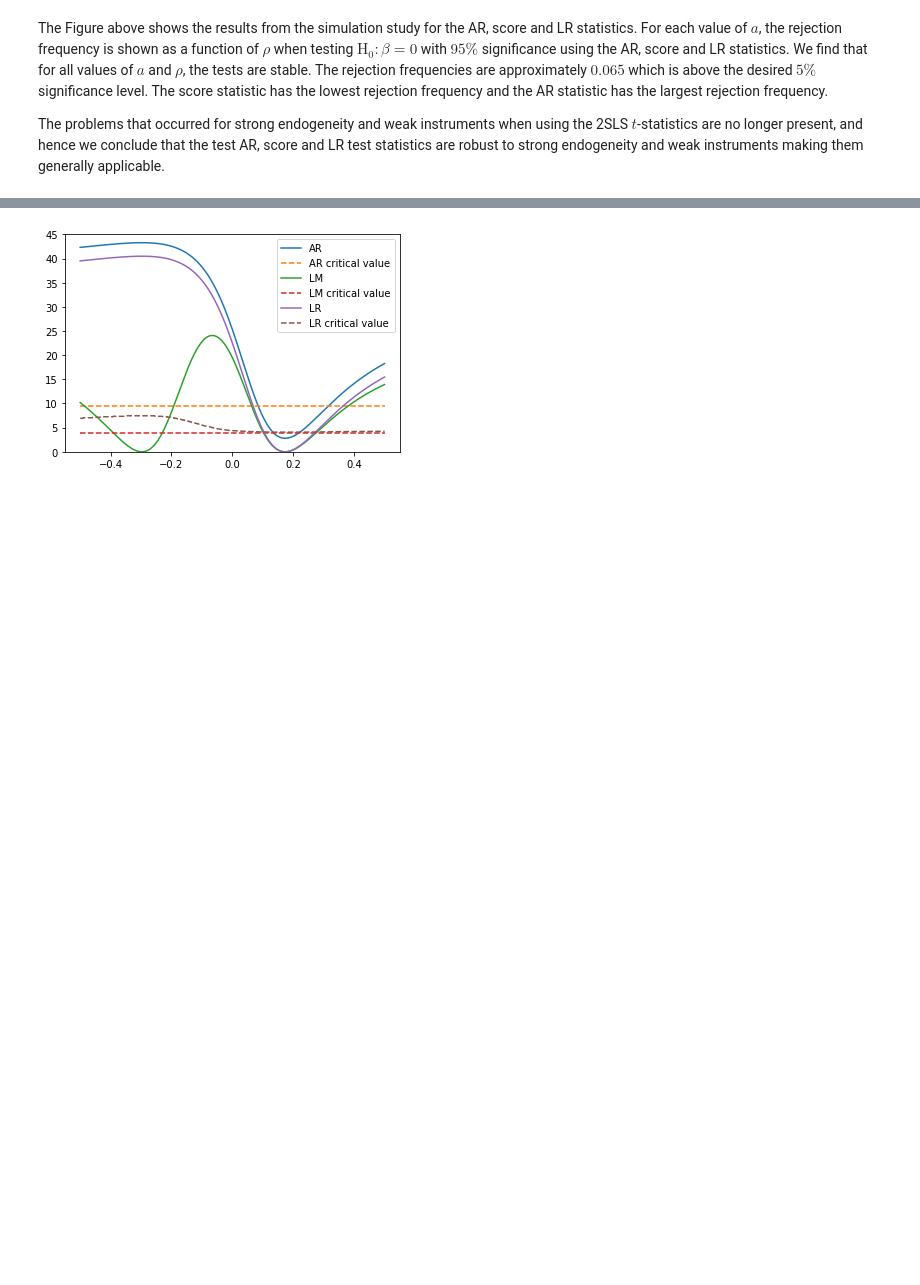
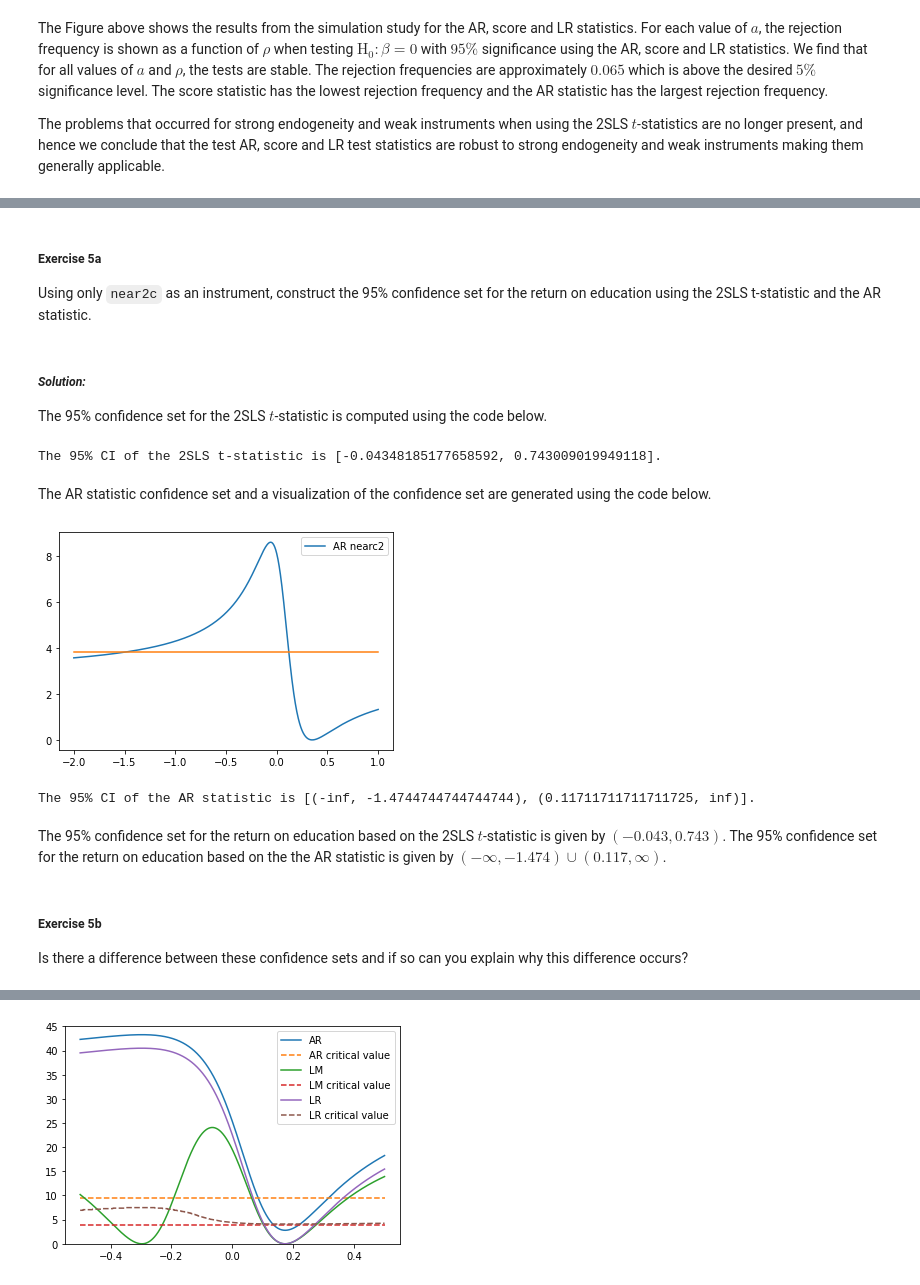
Before and after one commit to Mathijs995/Advanced-Microeconometrics, a Jupyter notebook: TI152 - Computer Assignment - Mathijs de Jong.ipynb, the cells around one changed output, grey strips where cells are left out. Saved outputs shown, nothing was run; the diff lists cells and outputs as text; code cells hidden in the pictures; blank space fills up the shorter version.

```diff
--- a/TI152 - Computer Assignment - Mathijs de Jong.ipynb
+++ b/TI152 - Computer Assignment - Mathijs de Jong.ipynb
@@ -496,0 +283,73 @@ The results can also be visualized. Run the code block below to see the outcome.
+# %%
+n = df.shape[0]
+
+# Variables
+Y_star = df[['wage']].values
+X_star = df[['ed']].values
+Z_star = df[['nearc2', 'nearc4', 'nearc4a', 'nearc4b']].values
+W_df = df[['exper', 'exper2', 'south', 'smsa', 'race']]
+W_df.insert(0, 'const', 1)
+W = W_df.values
+M_W = np.eye(n) - W @ np.linalg.inv(W.T @ W) @ W.T
+
+# Transformed variables (without exogeneous variables)
+Y = M_W @ Y_star
+X = M_W @ X_star
+Z = M_W @ Z_star
+# %% [markdown]
+##### **Exercise 5a**
+Using only `near2c` as an instrument, construct the 95% confidence set for the return on education using the 2SLS t-statistic and the AR statistic.
+# %% [markdown]
+##### _**Solution:**_
+The 95% confidence set for the 2SLS $t$-statistic is computed using the code below.
+# %%
+# Estimate model with 2SLS and construct the confidence set
+Z_nearc2 = Z[:, 0].reshape((n, 1))
+P_Z_nearc2 = Z_nearc2 @ np.linalg.inv(Z_nearc2.T @ Z_nearc2) @ Z_nearc2.T
+beta_2sls = (np.linalg.inv(X.T @ P_Z_nearc2 @ X) @ X.T @ P_Z_nearc2 @ Y).item()
+var_beta_2sls = ((Y - X * beta_2sls).T @ (Y - X * beta_2sls) \
+  / (X.T @ P_Z_nearc2 @ X) / (n - 1)).item()
+t_stat = beta_2sls / np.sqrt(var_beta_2sls)
+p_val = 2 * (1 - scipy.stats.t.cdf(np.absolute(t_stat), n - 1))
+con_set_t_nearc2 = [beta_2sls - np.sqrt(var_beta_2sls) \
+  * scipy.stats.t.ppf(1 - 0.025, n - 1), beta_2sls + np.sqrt(var_beta_2sls) \
+  * scipy.stats.t.ppf(1 - 0.025, n - 1)]
+print('The 95% CI of the 2SLS t-statistic is ' + str(con_set_t_nearc2) + '.')
+# %% [output]
+The 95% CI of the 2SLS t-statistic is [-0.04348185177658592, 0.743009019949118].
+# %% [markdown]
+The AR statistic confidence set and a visualization of the confidence set are generated using the code below.
+# %%
+# Construct AR confidence set
+beta0 = np.linspace(-2, 1, 1000)
+p_val_AR_nearc2 = np.full((len(beta0),1), np.nan)
+kAR_stat_nearc2 = np.full((len(beta0),1), np.nan)
+
+M_Z_nearc2 = np.eye(n) - P_Z_nearc2
+for i in range(len(beta0)):
+  sigma_eps_eps = (Y - X * beta0[i]).T @ M_Z_nearc2 \
+    @ (Y - X * beta0[i]) / (n - 1)
+  kAR_stat_nearc2[i] = (Y - X * beta0[i]).T @ P_Z_nearc2 \
+    @ (Y - X * beta0[i]) / sigma_eps_eps
+
+# Generate plot of the AR confidence set
+plt.plot(beta0, kAR_stat_nearc2, label = 'AR nearc2')
+plt.plot(beta0, np.ones((len(beta0), )) * scipy.stats.chi2.ppf(0.95, 1))
+plt.legend()
+plt.savefig('Ex5_Gr1.png')
+plt.show()
+
+beta0 = [beta0[i] if kAR_stat_nearc2[i] > scipy.stats.chi2.ppf(0.95, 1) else \
+  np.mean(beta0) for i in range(len(beta0))]
+con_set_AR_nearc2 = [(-np.inf , np.min(beta0)), (np.max(beta0), np.inf)]
+
+# Display AR statistic 95% CI
+print('The 95% CI of the AR statistic is ' + str(con_set_AR_nearc2) + '.')
+# %% [output]
+[figure, added]
+The 95% CI of the AR statistic is [(-inf, -1.4744744744744744), (0.11711711711711725, inf)].
+# %% [markdown]
+The 95% confidence set for the return on education based on the 2SLS $t$-statistic is given by $(-0.043, 0.743)$. The 95\% confidence set for the return on education based on the the AR statistic is given by $(-\infty, -1.474) \cup (0.117, \infty)$.
+# %% [markdown]
+##### **Exercise 5b**
+Is there a difference between these confidence sets and if so can you explain why this difference occurs?
```
Also changed, not shown: parts of 71 cells of this notebook, 10 other files.
